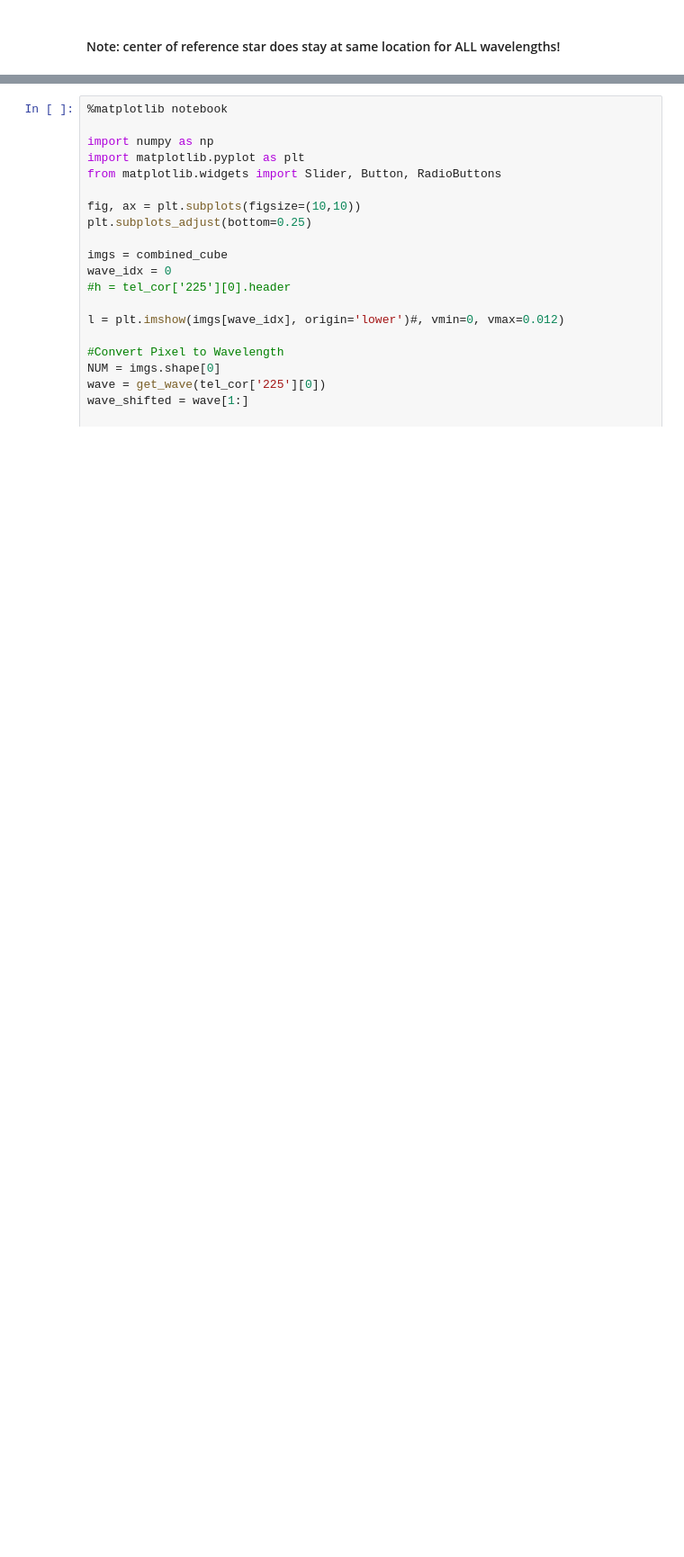
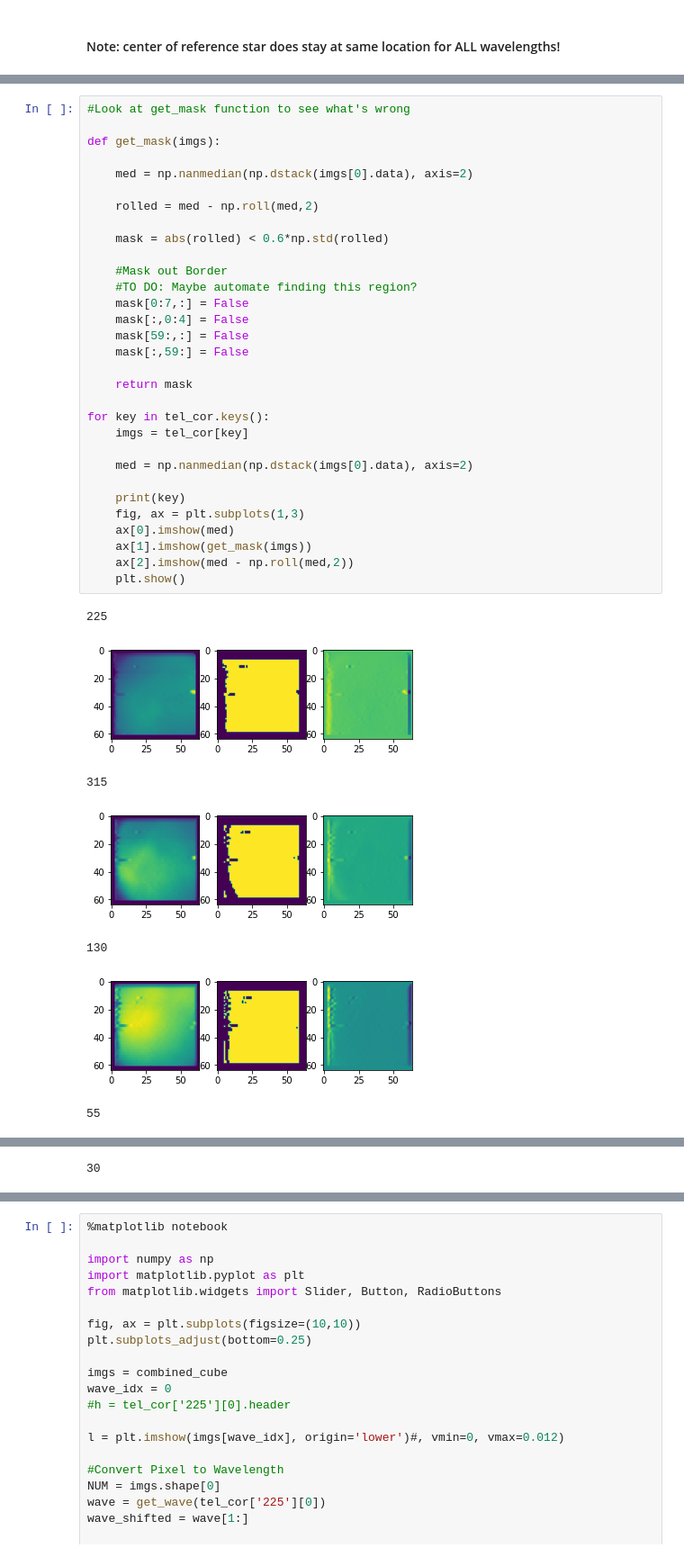
Before and after one commit to RyleighFitz/Europa_VLT_Reductions, a Jupyter notebook: Untitled1.ipynb, the cells around one changed output, grey strips where cells are left out. Shown at 90% size. Saved outputs shown, nothing was run; the diff lists cells and outputs as text; blank space fills up the shorter version.

```diff
--- a/Untitled1.ipynb
+++ b/Untitled1.ipynb
@@ -244,0 +127,39 @@ plt.colorbar()
+# %%
+#Look at get_mask function to see what's wrong
+
+def get_mask(imgs):
+
+    med = np.nanmedian(np.dstack(imgs[0].data), axis=2)
+
+    rolled = med - np.roll(med,2)
+
+    mask = abs(rolled) < 0.6*np.std(rolled)
+
+    #Mask out Border
+    #TO DO: Maybe automate finding this region?
+    mask[0:7,:] = False
+    mask[:,0:4] = False
+    mask[59:,:] = False
+    mask[:,59:] = False
+
+    return mask
+
+for key in tel_cor.keys():
+    imgs = tel_cor[key]
+
+    med = np.nanmedian(np.dstack(imgs[0].data), axis=2)
+
+    print(key)
+    fig, ax = plt.subplots(1,3)
+    ax[0].imshow(med)
+    ax[1].imshow(get_mask(imgs))
+    ax[2].imshow(med - np.roll(med,2))
+    plt.show()
+# %% [output]
+225
+[figure, added]
+315
+[figure, added]
+130
+[figure, added]
+55
@@ -244,0 +167 @@ plt.colorbar()
+30
```
Also changed, not shown: parts of 40 cells of this notebook.
